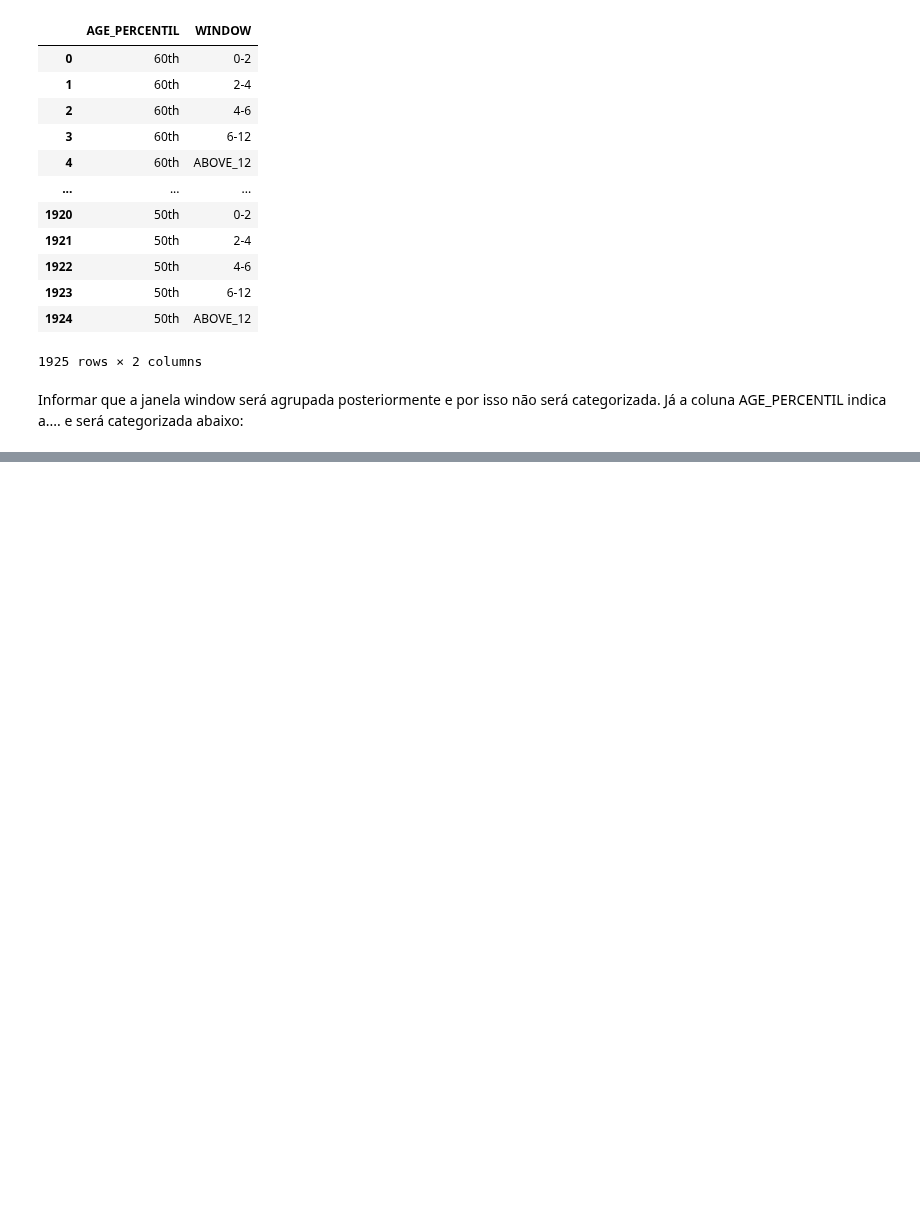
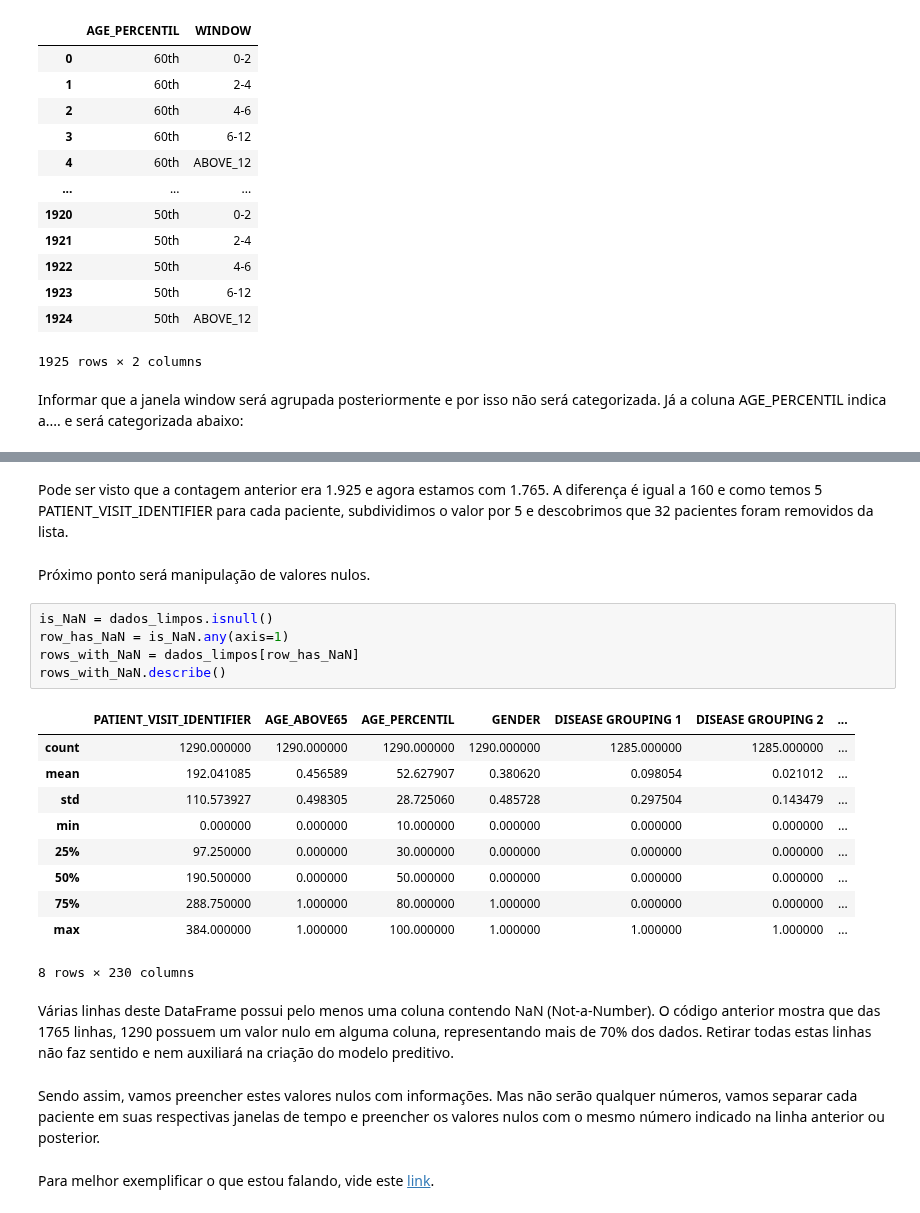
Before and after one commit to VitorFRodrigues/Data-Science-Bootcamp, a Jupyter notebook: Proj05_final/Notebook/Bootcamp_Proj_05.ipynb, the cells around one changed output, grey strips where cells are left out. Drawn from its saved outputs; the diff is of its cells as text; blank space fills up the shorter version.

```diff
--- a/Proj05_final/Notebook/Bootcamp_Proj_05.ipynb
+++ b/Proj05_final/Notebook/Bootcamp_Proj_05.ipynb
@@ -124,0 +210,26 @@ Será usada a primeira. Para ver como funciona as demais metodologias de categor
+# %% [markdown]
+Pode ser visto que a contagem anterior era 1.925 e agora estamos com 1.765. A diferença é igual a 160 e como temos 5 PATIENT_VISIT_IDENTIFIER para cada paciente, subdividimos o valor por 5 e descobrimos que 32 pacientes foram removidos da lista.
+# %% [markdown]
+Próximo ponto será manipulação de valores nulos.
+# %%
+is_NaN = dados_limpos.isnull()
+row_has_NaN = is_NaN.any(axis=1)
+rows_with_NaN = dados_limpos[row_has_NaN]
+rows_with_NaN.describe()
+# %% [output]
+|  | PATIENT_VISIT_IDENTIFIER | AGE_ABOVE65 | AGE_PERCENTIL | GENDER | DISEASE GROUPING 1 | DISEASE GROUPING 2 | ... |
+| count | 1290.000000 | 1290.000000 | 1290.000000 | 1290.000000 | 1285.000000 | 1285.000000 | ... |
+| mean | 192.041085 | 0.456589 | 52.627907 | 0.380620 | 0.098054 | 0.021012 | ... |
+| std | 110.573927 | 0.498305 | 28.725060 | 0.485728 | 0.297504 | 0.143479 | ... |
+| min | 0.000000 | 0.000000 | 10.000000 | 0.000000 | 0.000000 | 0.000000 | ... |
+| 25% | 97.250000 | 0.000000 | 30.000000 | 0.000000 | 0.000000 | 0.000000 | ... |
+| 50% | 190.500000 | 0.000000 | 50.000000 | 0.000000 | 0.000000 | 0.000000 | ... |
+| 75% | 288.750000 | 1.000000 | 80.000000 | 1.000000 | 0.000000 | 0.000000 | ... |
+| max | 384.000000 | 1.000000 | 100.000000 | 1.000000 | 1.000000 | 1.000000 | ... |
+8 rows × 230 columns
+# %% [markdown]
+Várias linhas deste DataFrame possui pelo menos uma coluna contendo NaN (Not-a-Number). O código anterior mostra que das 1765 linhas, 1290 possuem um valor nulo em alguma coluna, representando mais de 70% dos dados. Retirar todas estas linhas não faz sentido e nem auxiliará na criação do modelo preditivo.
+# %% [markdown]
+Sendo assim, vamos preencher estes valores nulos com informações. Mas não serão qualquer números, vamos separar cada paciente em suas respectivas janelas de tempo e preencher os valores nulos com o mesmo número indicado na linha anterior ou posterior.
+# %% [markdown]
+ Para melhor exemplificar o que estou falando, vide este [link](https://github.com/VitorFRodrigues/Data-Science-Bootcamp/blob/main/Proj05_final/Notebook/Previs%C3%A3o_de_Incrementos.ipynb).
```
Also changed, not shown: parts of 11 cells of this notebook.
